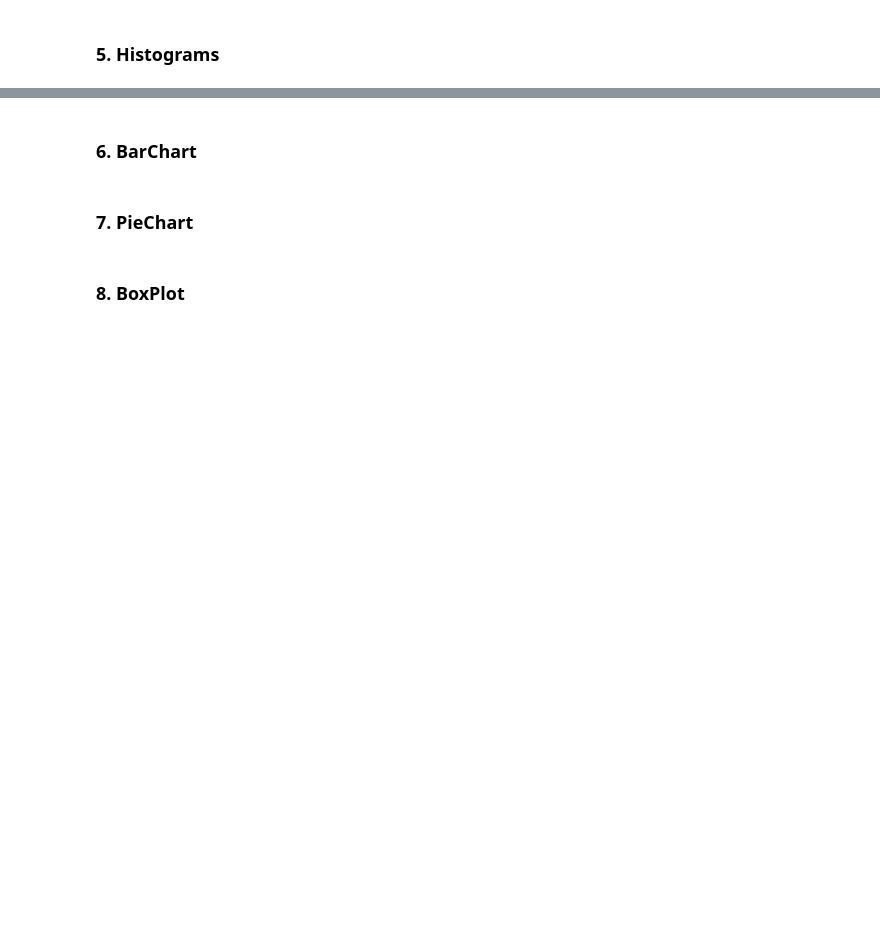
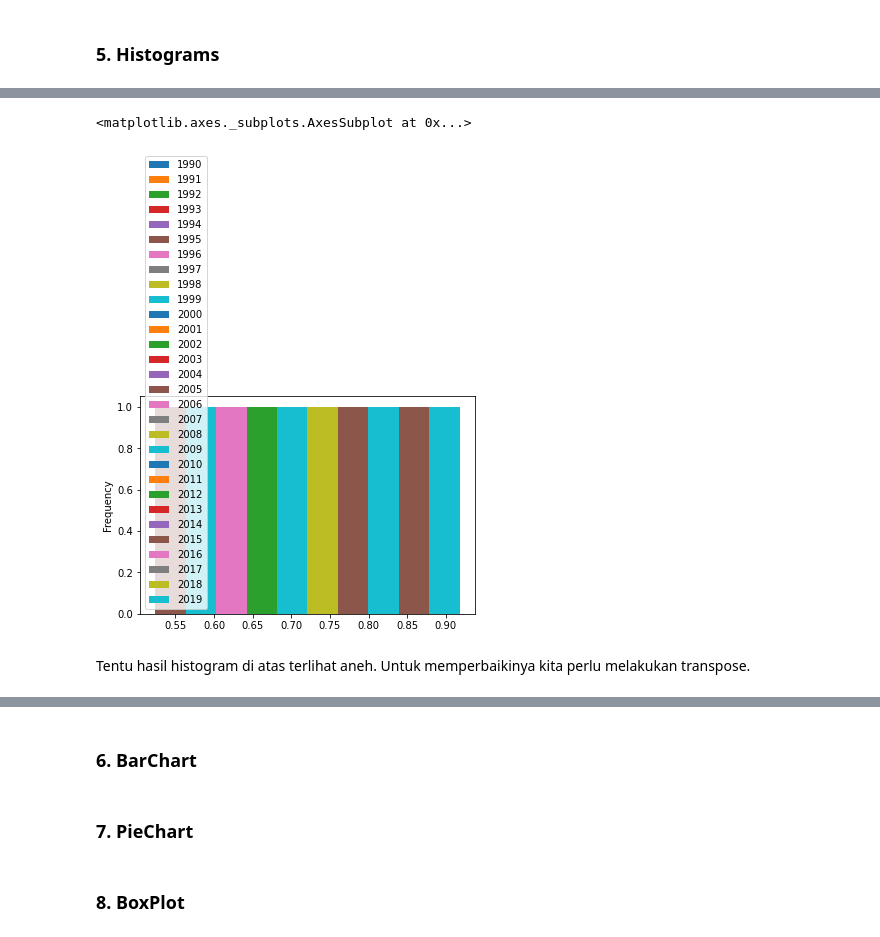
Before and after one commit to AbdulHafidh-AI/ProyekVisdat, a Jupyter notebook: HumanDevelopmentIndex.ipynb, the cells around one changed output, grey strips where cells are left out. Saved outputs shown, nothing was run; the diff lists cells and outputs as text; code cells hidden in the pictures; blank space fills up the shorter version.

```diff
--- a/HumanDevelopmentIndex.ipynb
+++ b/HumanDevelopmentIndex.ipynb
@@ -457,0 +521,8 @@ plt.show()
+# %%
+# Membuat histogram
+data_hist.loc[['Indonesia', 'Japan', 'Malaysia'], years].plot.hist()
+# %% [output]
+<matplotlib.axes._subplots.AxesSubplot at 0x...>
+[figure, added]
+# %% [markdown]
+Tentu hasil histogram di atas terlihat aneh. Untuk memperbaikinya kita perlu melakukan transpose.
```
Also changed, not shown: parts of 20 cells of this notebook.
